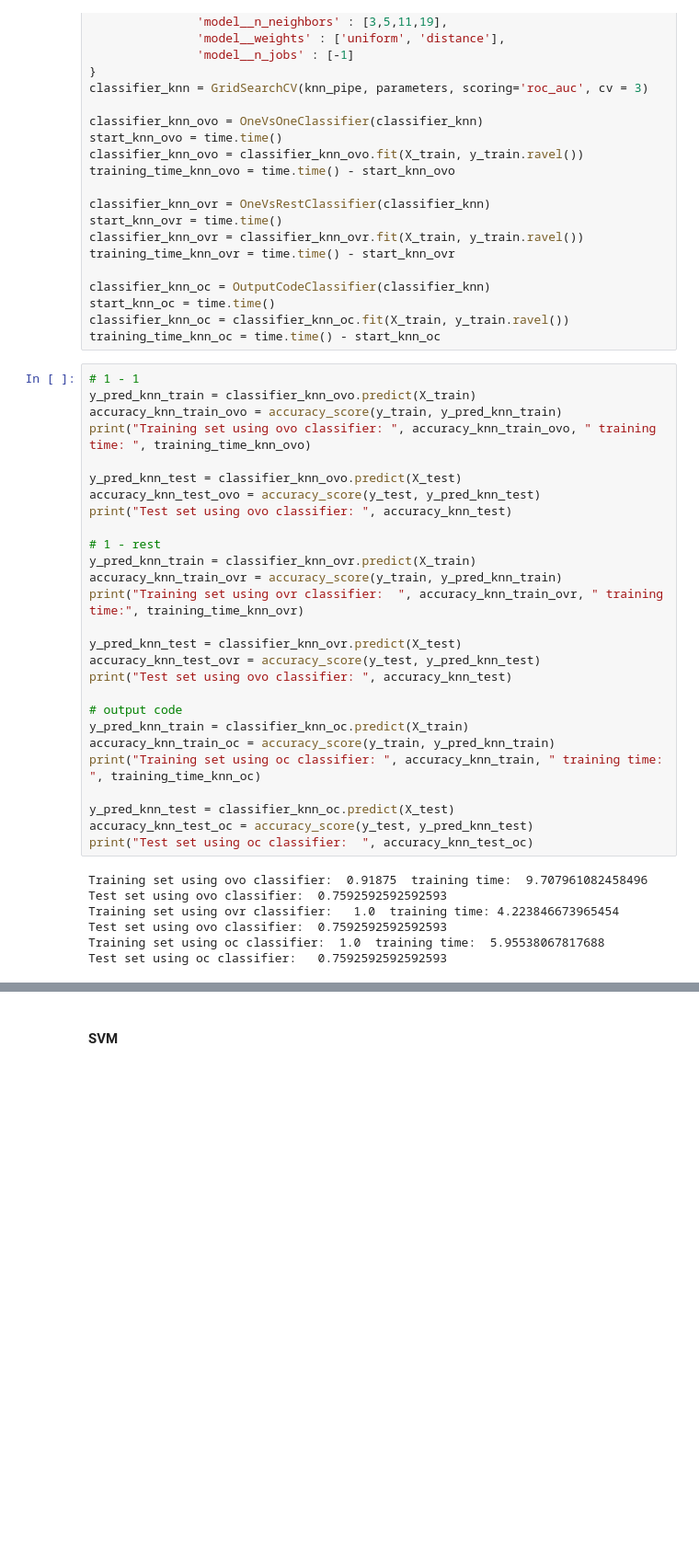
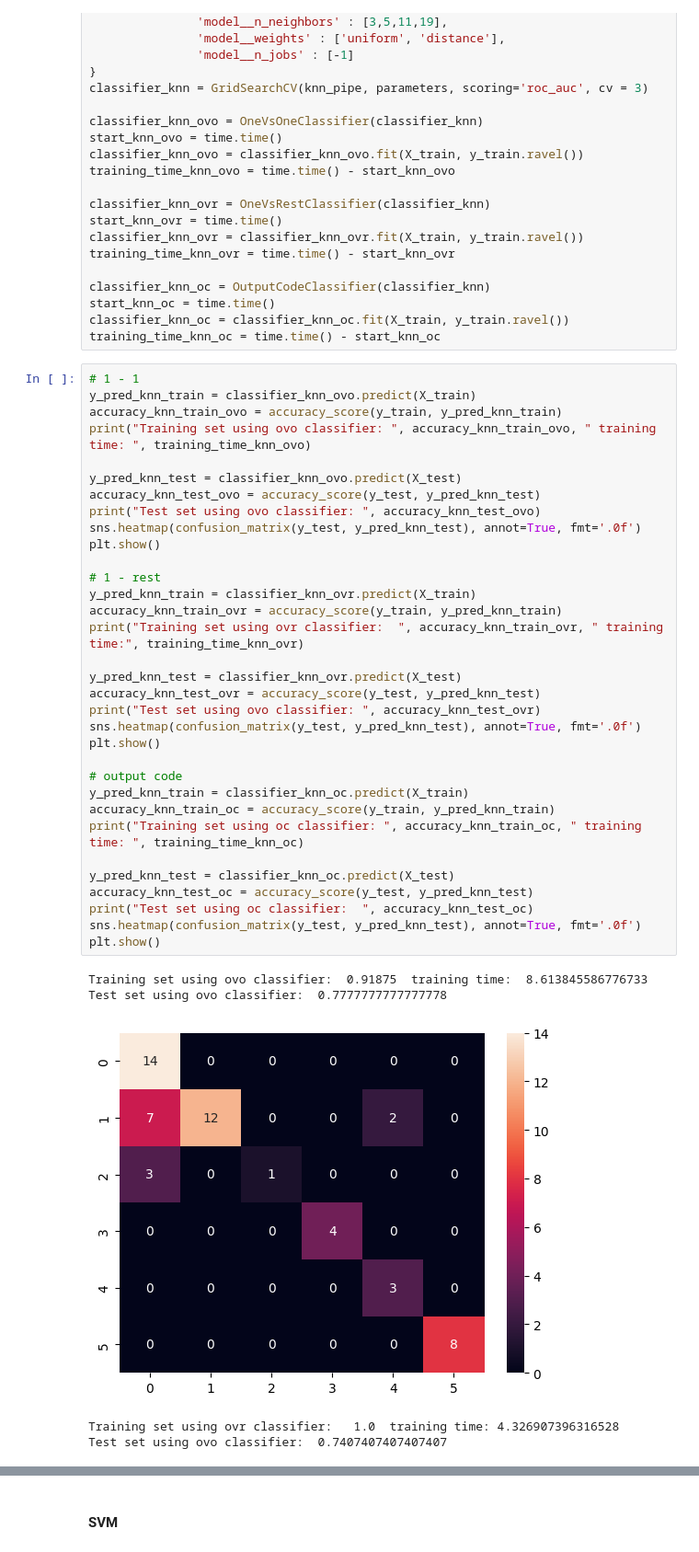
Before and after one commit to katevi/Introduction-to-ML, a Jupyter notebook: lab3/multiclass_classification_multioutput_regression.ipynb, the cells around one changed output, grey strips where cells are left out. Shown: that part at 92% size. Cells and saved outputs as stored; diff of their text form; blank space fills up the shorter version.

```diff
--- a/lab3/multiclass_classification_multioutput_regression.ipynb
+++ b/lab3/multiclass_classification_multioutput_regression.ipynb
@@ -283,34 +332,39 @@ training_time_knn_oc = time.time() - start_knn_oc
 # %%
 # 1 - 1
 y_pred_knn_train = classifier_knn_ovo.predict(X_train)
 accuracy_knn_train_ovo = accuracy_score(y_train, y_pred_knn_train)
 print("Training set using ovo classifier: ", accuracy_knn_train_ovo, " training time: ", training_time_knn_ovo)
 
 y_pred_knn_test = classifier_knn_ovo.predict(X_test)
 accuracy_knn_test_ovo = accuracy_score(y_test, y_pred_knn_test)
-print("Test set using ovo classifier: ", accuracy_knn_test)
+print("Test set using ovo classifier: ", accuracy_knn_test_ovo)
+sns.heatmap(confusion_matrix(y_test, y_pred_knn_test), annot=True, fmt='.0f')
+plt.show()
 
 # 1 - rest
 y_pred_knn_train = classifier_knn_ovr.predict(X_train)
 accuracy_knn_train_ovr = accuracy_score(y_train, y_pred_knn_train)
 print("Training set using ovr classifier:  ", accuracy_knn_train_ovr, " training time:", training_time_knn_ovr)
 
 y_pred_knn_test = classifier_knn_ovr.predict(X_test)
 accuracy_knn_test_ovr = accuracy_score(y_test, y_pred_knn_test)
-print("Test set using ovo classifier: ", accuracy_knn_test)
+print("Test set using ovo classifier: ", accuracy_knn_test_ovr)
+sns.heatmap(confusion_matrix(y_test, y_pred_knn_test), annot=True, fmt='.0f')
+plt.show()
 
 # output code
 y_pred_knn_train = classifier_knn_oc.predict(X_train)
 accuracy_knn_train_oc = accuracy_score(y_train, y_pred_knn_train)
-print("Training set using oc classifier: ", accuracy_knn_train, " training time: ", training_time_knn_oc)
+print("Training set using oc classifier: ", accuracy_knn_train_oc, " training time: ", training_time_knn_oc)
 
 y_pred_knn_test = classifier_knn_oc.predict(X_test)
 accuracy_knn_test_oc = accuracy_score(y_test, y_pred_knn_test)
 print("Test set using oc classifier:  ", accuracy_knn_test_oc)
+sns.heatmap(confusion_matrix(y_test, y_pred_knn_test), annot=True, fmt='.0f')
+plt.show()
 # %% [output]
-Training set using ovo classifier:  0.91875  training time:  9.707961082458496
-Test set using ovo classifier:  0.7592592592592593
-Training set using ovr classifier:   1.0  training time: 4.223846673965454
-Test set using ovo classifier:  0.7592592592592593
-Training set using oc classifier:  1.0  training time:  5.95538067817688
-Test set using oc classifier:   0.7592592592592593
+Training set using ovo classifier:  0.91875  training time:  8.613845586776733
+Test set using ovo classifier:  0.7777777777777778
+[figure, added]
+Training set using ovr classifier:   1.0  training time: 4.326907396316528
+Test set using ovo classifier:  0.7407407407407407
```
Also changed, not shown: parts of 23 cells of this notebook.
